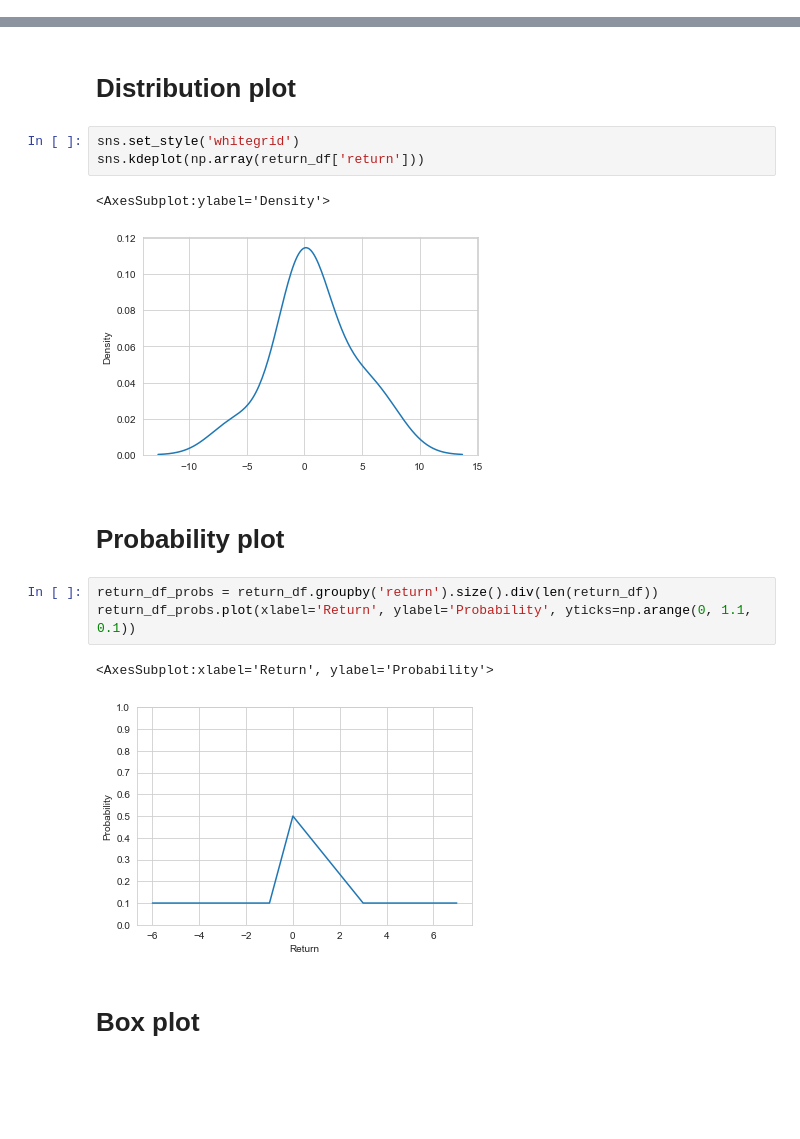
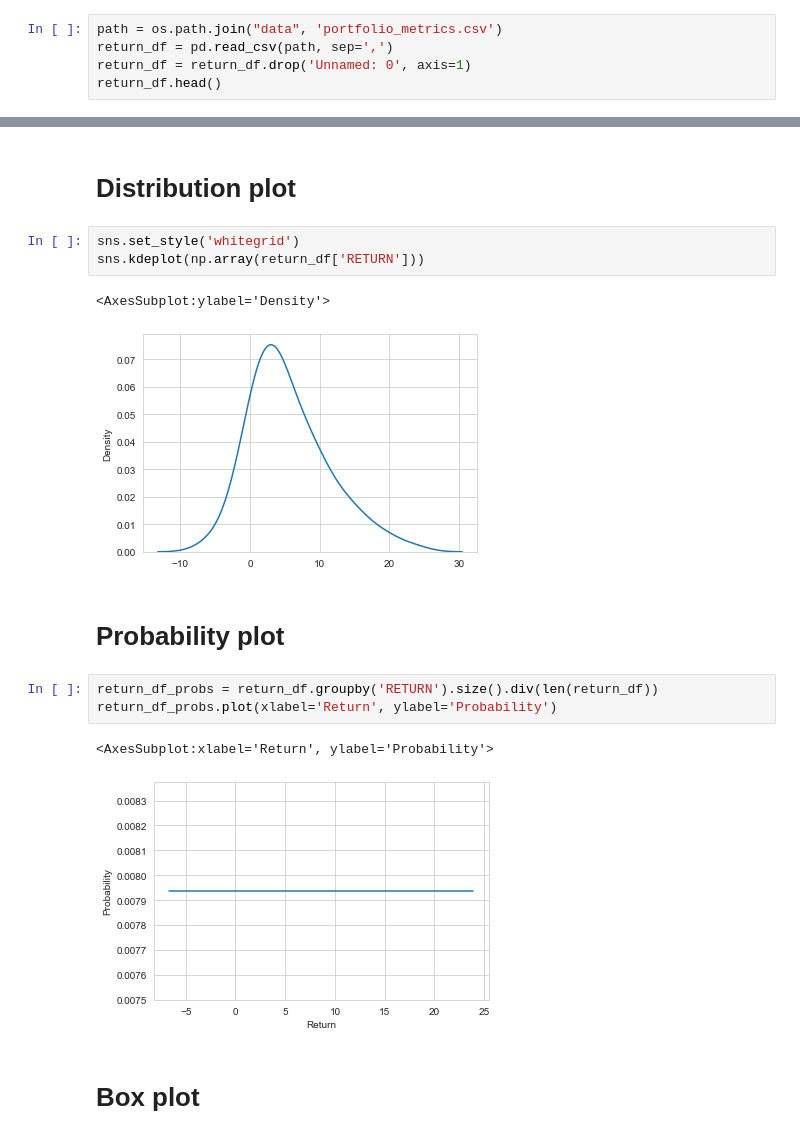
Before and after one commit to javipmontes/Programming4DS, a Jupyter notebook: Code/ReturnAnalysis.ipynb, the cells around one changed output, grey strips where cells are left out. Saved outputs shown, nothing was run; the diff lists cells and outputs as text; blank space fills up the shorter version.

Commit message:
ReturnAnalysis with new metrics

```diff
--- a/Code/ReturnAnalysis.ipynb
+++ b/Code/ReturnAnalysis.ipynb
@@ -27,0 +17,5 @@ return_df.head()
+# %%
+path = os.path.join("data", 'portfolio_metrics.csv')
+return_df = pd.read_csv(path, sep=',')
+return_df = return_df.drop('Unnamed: 0', axis=1)
+return_df.head()
@@ -42,18 +43,18 @@ plt.show()
 # Distribution plot
 # %%
 sns.set_style('whitegrid')
-sns.kdeplot(np.array(return_df['return']))
+sns.kdeplot(np.array(return_df['RETURN']))
 # %% [output]
 <AxesSubplot:ylabel='Density'>
-[figure, old version]
+[figure, new version]
 # %% [markdown]
 # Probability plot
 # %%
-return_df_probs = return_df.groupby('return').size().div(len(return_df))
-return_df_probs.plot(xlabel='Return', ylabel='Probability', yticks=np.arange(0, 1.1, 0.1))
+return_df_probs = return_df.groupby('RETURN').size().div(len(return_df))
+return_df_probs.plot(xlabel='Return', ylabel='Probability')
 # %% [output]
 <AxesSubplot:xlabel='Return', ylabel='Probability'>
-[figure, old version]
+[figure, new version]
 # %% [markdown]
 # Box plot
 # %%
```
Also changed, not shown: parts of 6 cells of this notebook.
